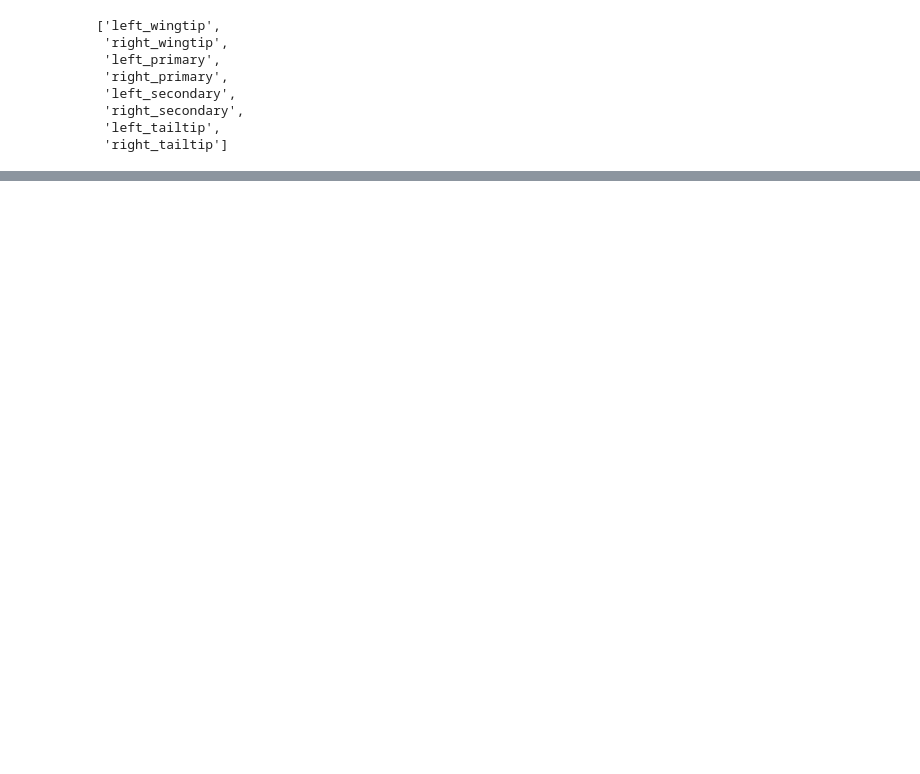
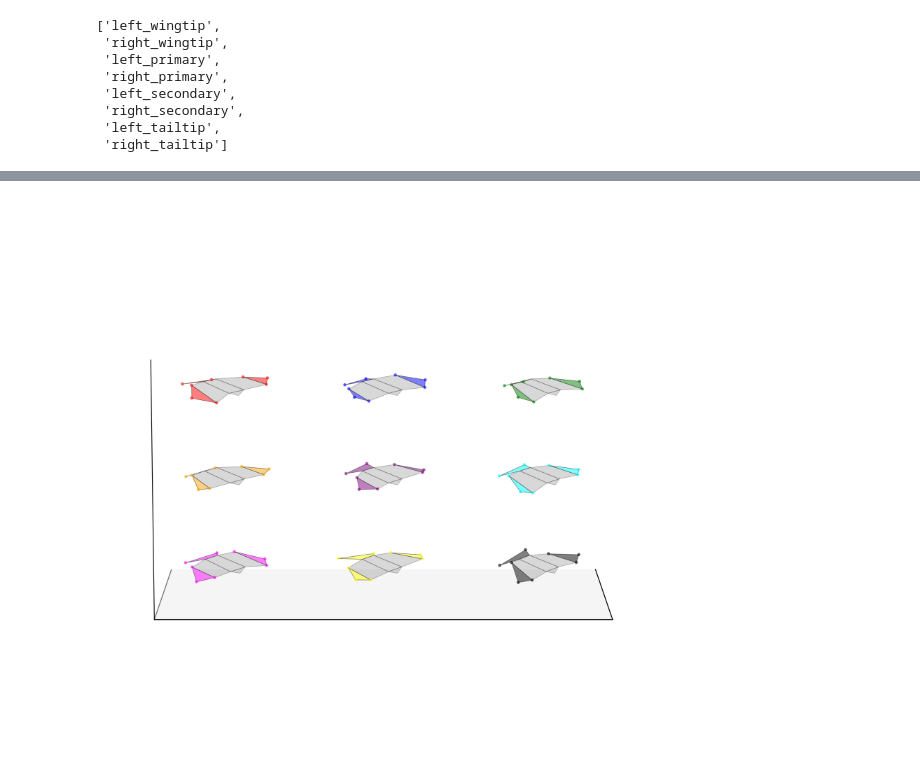
Before and after one commit to OllyK/morphing_birds, a Jupyter notebook: examples/testing_new_skeletons.ipynb, the cells around one changed output, grey strips where cells are left out. Saved outputs shown, nothing was run; the diff lists cells and outputs as text; code cells hidden in the pictures; blank space fills up the shorter version.

```diff
--- a/examples/testing_new_skeletons.ipynb
+++ b/examples/testing_new_skeletons.ipynb
@@ -46,0 +71,10 @@ interactive_plot(hawk3d)
+# %%
+
+hawk3d = Hawk3D("../data/mean_hawk_shape.csv")
+hawk3d.restore_keypoints_to_average()
+hawk3d.reset_transformation()
+colour_list = ["red", "blue", "green", "orange", "purple", "cyan", "magenta", "yellow", "black", "grey", "pink"]
+cropped_image = plot_multiple(hawk3d,fake_keypoints, 9, cut_off=0, el=10, rot=-30, colour_list=colour_list)
+display(cropped_image)
+# %% [output]
+[figure, added]
```
Also changed, not shown: parts of 10 cells of this notebook, 4 other files.
